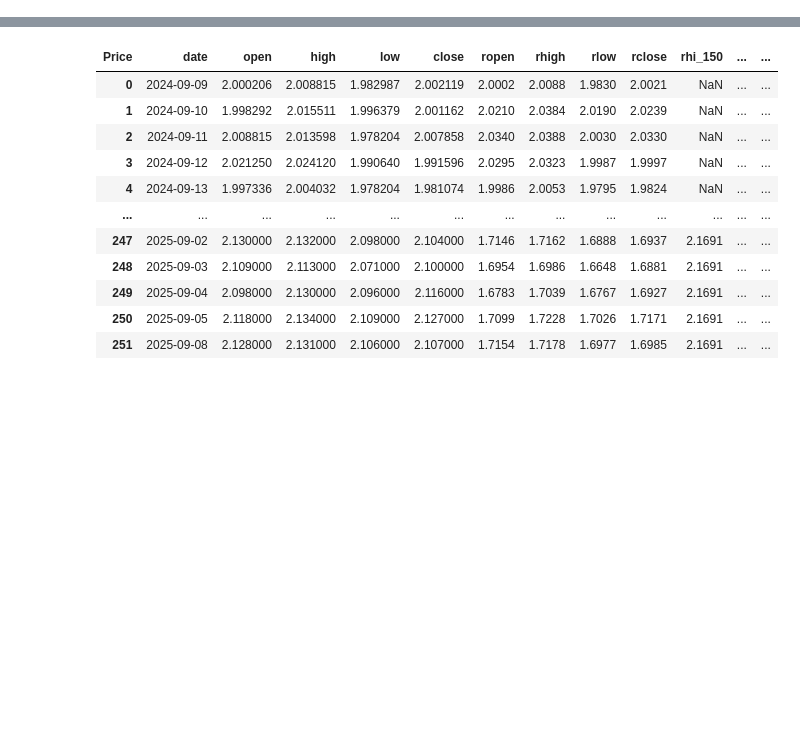
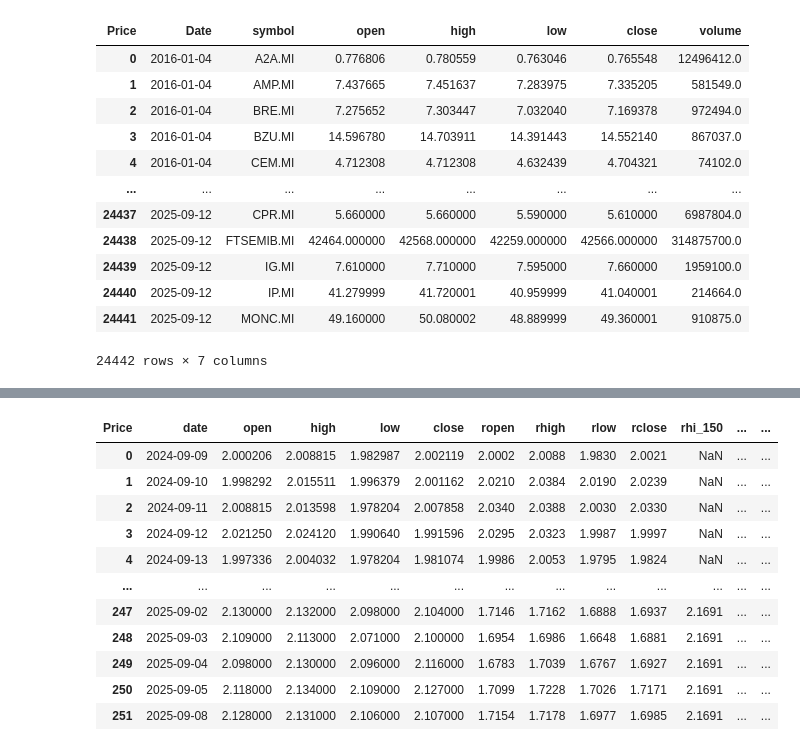
Before and after one commit to laceto/algoshort, a Jupyter notebook: 1_test_package.ipynb, the cells around one changed output, grey strips where cells are left out. Saved outputs shown, nothing was run; the diff lists cells and outputs as text; code cells hidden in the pictures; blank space fills up the shorter version.

```diff
--- a/1_test_package.ipynb
+++ b/1_test_package.ipynb
@@ -224,3 +305,21 @@ combined_closes
+# %%
+
+row_data = handler.get_combined_data(handler.symbols)
+row_data
+# %% [output]
+| Price | Date | symbol | open | high | low | close | volume |
+| 0 | 2016-01-04 | A2A.MI | 0.776806 | 0.780559 | 0.763046 | 0.765548 | 12496412.0 |
+| 1 | 2016-01-04 | AMP.MI | 7.437665 | 7.451637 | 7.283975 | 7.335205 | 581549.0 |
+| 2 | 2016-01-04 | BRE.MI | 7.275652 | 7.303447 | 7.032040 | 7.169378 | 972494.0 |
+| 3 | 2016-01-04 | BZU.MI | 14.596780 | 14.703911 | 14.391443 | 14.552140 | 867037.0 |
+| 4 | 2016-01-04 | CEM.MI | 4.712308 | 4.712308 | 4.632439 | 4.704321 | 74102.0 |
+| ... | ... | ... | ... | ... | ... | ... | ... |
+| 24437 | 2025-09-12 | CPR.MI | 5.660000 | 5.660000 | 5.590000 | 5.610000 | 6987804.0 |
+| 24438 | 2025-09-12 | FTSEMIB.MI | 42464.000000 | 42568.000000 | 42259.000000 | 42566.000000 | 314875700.0 |
+| 24439 | 2025-09-12 | IG.MI | 7.610000 | 7.710000 | 7.595000 | 7.660000 | 1959100.0 |
+| 24440 | 2025-09-12 | IP.MI | 41.279999 | 41.720001 | 40.959999 | 41.040001 | 214664.0 |
+| 24441 | 2025-09-12 | MONC.MI | 49.160000 | 50.080002 | 48.889999 | 49.360001 | 910875.0 |
+24442 rows × 7 columns
 # %%
 handler.data
 # %% [output]
```
Also changed, not shown: parts of 36 cells of this notebook, 2 other files.
